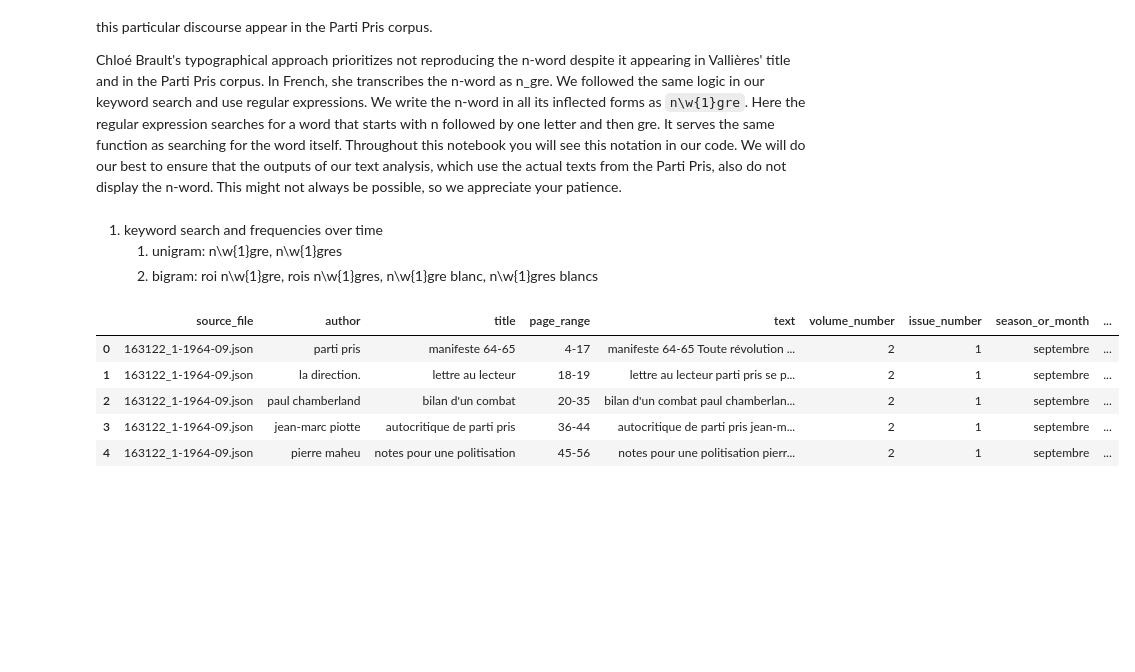
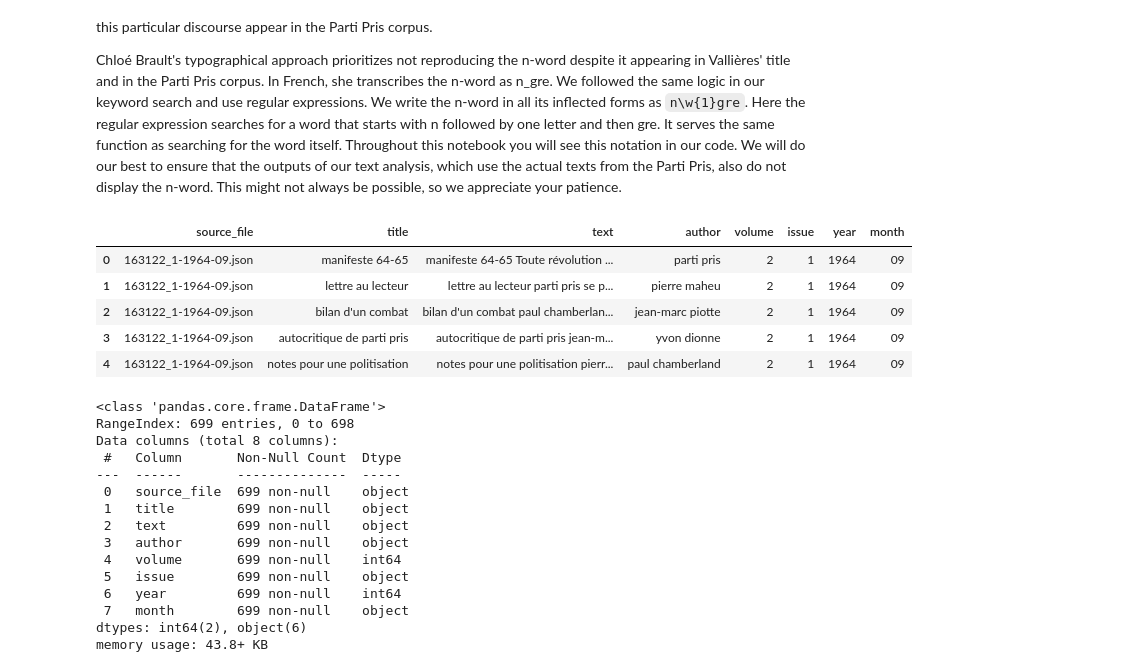
Before and after one commit to mervetekgurler/partipris, a Jupyter notebook: notebooks/03_text_analysis.ipynb, the cells around one changed output. Saved outputs shown, nothing was run; the diff lists cells and outputs as text; code cells hidden in the pictures; blank space fills up the shorter version.

Commit message:
preprocessing minor edits, text analysis started

```diff
--- a/notebooks/03_text_analysis.ipynb
+++ b/notebooks/03_text_analysis.ipynb
@@ -6,30 +8,43 @@ The third notebook in the Parti Pris repository contains code for exploratory te
 Parti Pris is a unique archive for trancing the evolution of the discourses of blackness in the 1960s in Quebec. One of the important figures in this intersection is [Pierre Vallières](https://en.wikipedia.org/wiki/Pierre_Valli%C3%A8res). His *N_gres blancs d'Amérique* translated as *White N-Words of America* published in 1968, came out of the same circles as Parti Pris. His ideas on race and the struggles of French-Canadians are echoed in the pages of Parti Pris. This led us to investigate how some terms associated with this particular discourse appear in the Parti Pris corpus.
 
 Chloé Brault's typographical approach prioritizes not reproducing the n-word despite it appearing in Vallières' title and in the Parti Pris corpus. In French, she transcribes the n-word as n_gre. We followed the same logic in our keyword search and use regular expressions. We write the n-word in all its inflected forms as `n\w{1}gre`. Here the regular expression searches for a word that starts with n followed by one letter and then gre. It serves the same function as searching for the word itself. Throughout this notebook you will see this notation in our code. We will do our best to ensure that the outputs of our text analysis, which use the actual texts from the Parti Pris, also do not display the n-word. This might not always be possible, so we appreciate your patience.
-# %% [markdown]
-1. keyword search and frequencies over time
-   1. unigram: n\w{1}gre,  n\w{1}gres
-   2. bigram: roi n\w{1}gre, rois n\w{1}gres, n\w{1}gre blanc, n\w{1}gres blancs
 # %%
 import pandas as pd
 import re
 import matplotlib.pyplot as plt
 import seaborn as sns
 # %%
-# Replace the path below with the actual location of your partipris_v3 dataset
-# Example assumes a CSV file; adjust if your data is in a different format
+# Load the final DataFrame
 
-df = pd.read_csv('../data/processed/partipris_v3.csv')
+df = pd.read_csv('../data/processed/partipris_final.csv')
 
 # Display the first few rows to verify
 df.head()
 # %% [output]
-|  | source_file | author | title | page_range | text | volume_number | issue_number | season_or_month | ... |
-| 0 | 163122_1-1964-09.json | parti pris | manifeste 64-65 | 4-17 | manifeste 64-65 Toute révolution ... | 2 | 1 | septembre | ... |
-| 1 | 163122_1-1964-09.json | la direction. | lettre au lecteur | 18-19 | lettre au lecteur parti pris se p... | 2 | 1 | septembre | ... |
-| 2 | 163122_1-1964-09.json | paul chamberland | bilan d'un combat | 20-35 | bilan d'un combat paul chamberlan... | 2 | 1 | septembre | ... |
-| 3 | 163122_1-1964-09.json | jean-marc piotte | autocritique de parti pris | 36-44 | autocritique de parti pris jean-m... | 2 | 1 | septembre | ... |
-| 4 | 163122_1-1964-09.json | pierre maheu | notes pour une politisation | 45-56 | notes pour une politisation pierr... | 2 | 1 | septembre | ... |
+|  | source_file | title | text | author | volume | issue | year | month |
+| 0 | 163122_1-1964-09.json | manifeste 64-65 | manifeste 64-65 Toute révolution ... | parti pris | 2 | 1 | 1964 | 09 |
+| 1 | 163122_1-1964-09.json | lettre au lecteur | lettre au lecteur parti pris se p... | pierre maheu | 2 | 1 | 1964 | 09 |
+| 2 | 163122_1-1964-09.json | bilan d'un combat | bilan d'un combat paul chamberlan... | jean-marc piotte | 2 | 1 | 1964 | 09 |
+| 3 | 163122_1-1964-09.json | autocritique de parti pris | autocritique de parti pris jean-m... | yvon dionne | 2 | 1 | 1964 | 09 |
+| 4 | 163122_1-1964-09.json | notes pour une politisation | notes pour une politisation pierr... | paul chamberland | 2 | 1 | 1964 | 09 |
+# %%
+df.info()
+# %% [output]
+<class 'pandas.core.frame.DataFrame'>
+RangeIndex: 699 entries, 0 to 698
+Data columns (total 8 columns):
+ #   Column       Non-Null Count  Dtype
+---  ------       --------------  -----
+ 0   source_file  699 non-null    object
+ 1   title        699 non-null    object
+ 2   text         699 non-null    object
+ 3   author       699 non-null    object
+ 4   volume       699 non-null    int64
+ 5   issue        699 non-null    object
+ 6   year         699 non-null    int64
+ 7   month        699 non-null    object
+dtypes: int64(2), object(6)
+memory usage: 43.8+ KB
 # %%
 # Define keywords and regular expressions
 keywords = {
```
Also changed, not shown: parts of 27 cells of this notebook, 3 other files.
